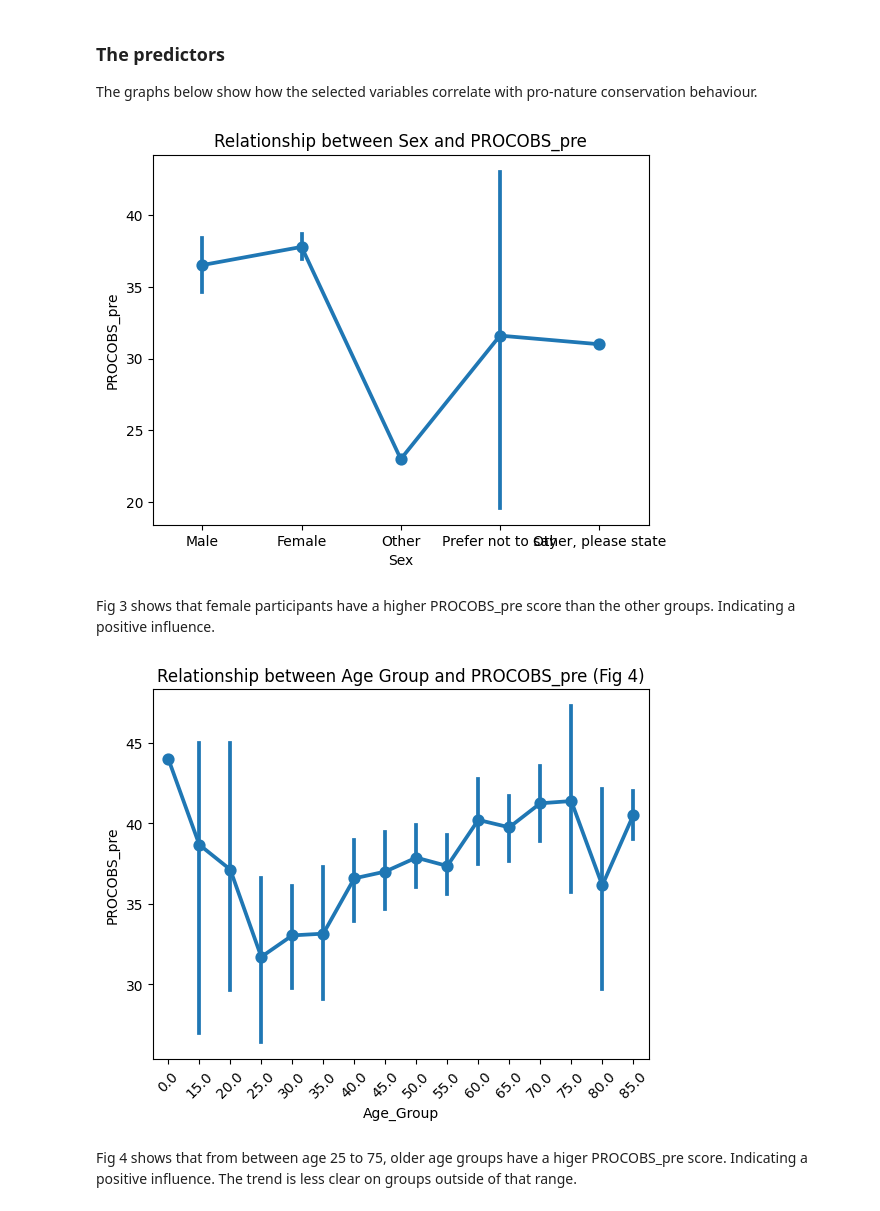
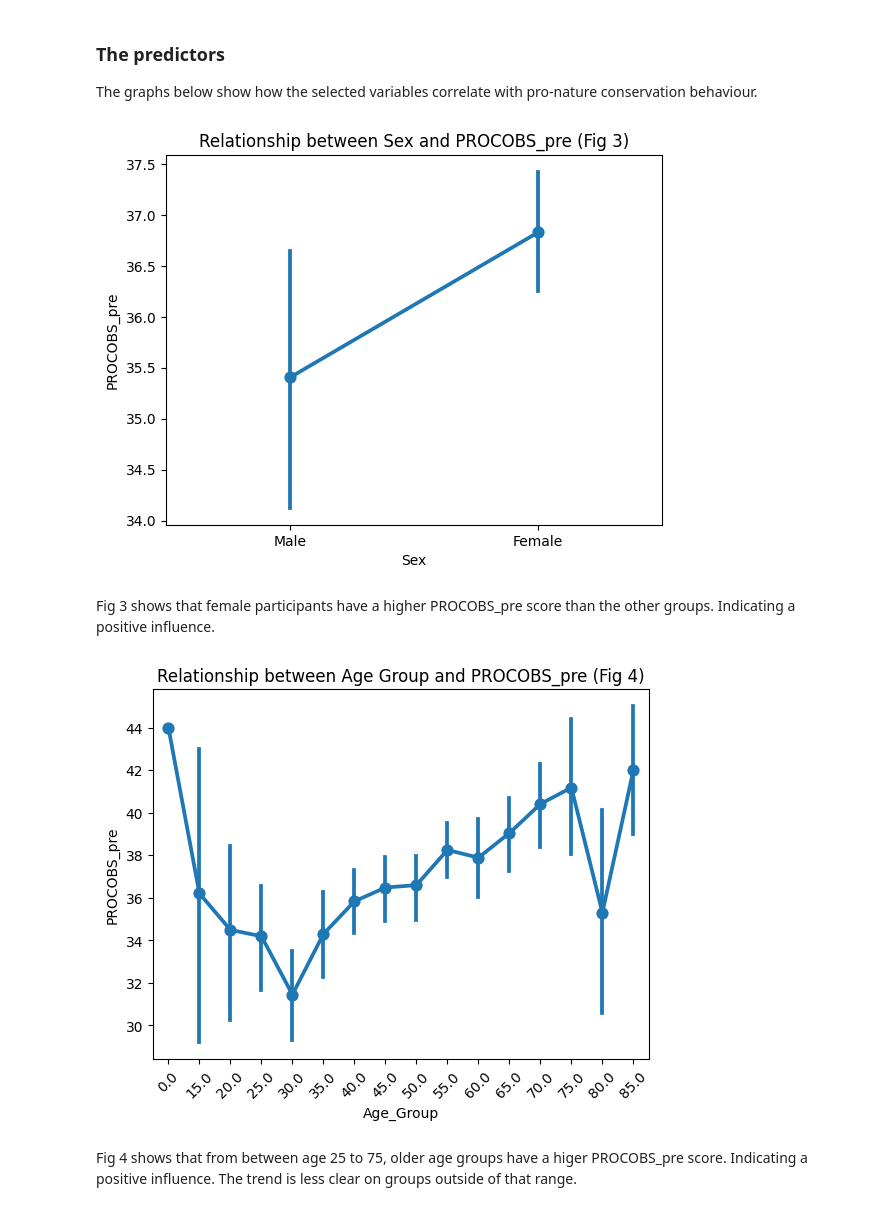
Before and after one commit to fraserdeans/lis-everything-counts-2, a Jupyter notebook: notebook.ipynb, the cells around one changed output. Saved outputs shown, nothing was run; the diff lists cells and outputs as text; code cells hidden in the pictures.

```diff
--- a/notebook.ipynb
+++ b/notebook.ipynb
@@ -243,26 +243,26 @@ $H_A$: Age, sex and health do affect pro-nature conservation behaviour.
 
 The graphs below show how the selected variables correlate with pro-nature conservation behaviour.
 # %%
-# Include only participants that completed all the critera
-df_with_full_participation = df[ df['Participant'] == 1 ]
+# Select only observations with values of 'Male' or 'Female'
+h3_df = df[df['Sex'].isin(['Male', 'Female'])]
 
-sns.pointplot(x = 'Sex', y = 'PROCOBS_pre', data = df_with_full_participation)
+sns.pointplot(x = 'Sex', y = 'PROCOBS_pre', data = h3_df)
 plt.title('Relationship between Sex and PROCOBS_pre (Fig 3)')
 plt.show()
 # %% [output]
-[figure, old version]
+[figure, new version]
 # %% [markdown]
 Fig 3 shows that female participants have a higher PROCOBS_pre score than the other groups. Indicating a positive influence.
 # %%
-df_with_full_participation['Age_Group'] = (df_with_full_participation['Age'] // 5) * 5
+h3_df['Age_Group'] = (h3_df['Age'] // 5) * 5
 
 # Now, use 'Age_Group' for the x-axis in your pointplot
-sns.pointplot(x='Age_Group', y='PROCOBS_pre', data=df_with_full_participation)
+sns.pointplot(x='Age_Group', y='PROCOBS_pre', data=h3_df)
 plt.title('Relationship between Age Group and PROCOBS_pre (Fig 4)')
 plt.xticks(rotation=45)
 plt.show()
 # %% [output]
-[figure, old version]
+[figure, new version]
 # %% [markdown]
 Fig 4 shows that from between age 25 to 75, older age groups have a higer PROCOBS_pre score. Indicating a positive influence. The trend is less clear on groups outside of that range.
 # %%
```
Also changed, not shown: parts of 5 cells of this notebook.
